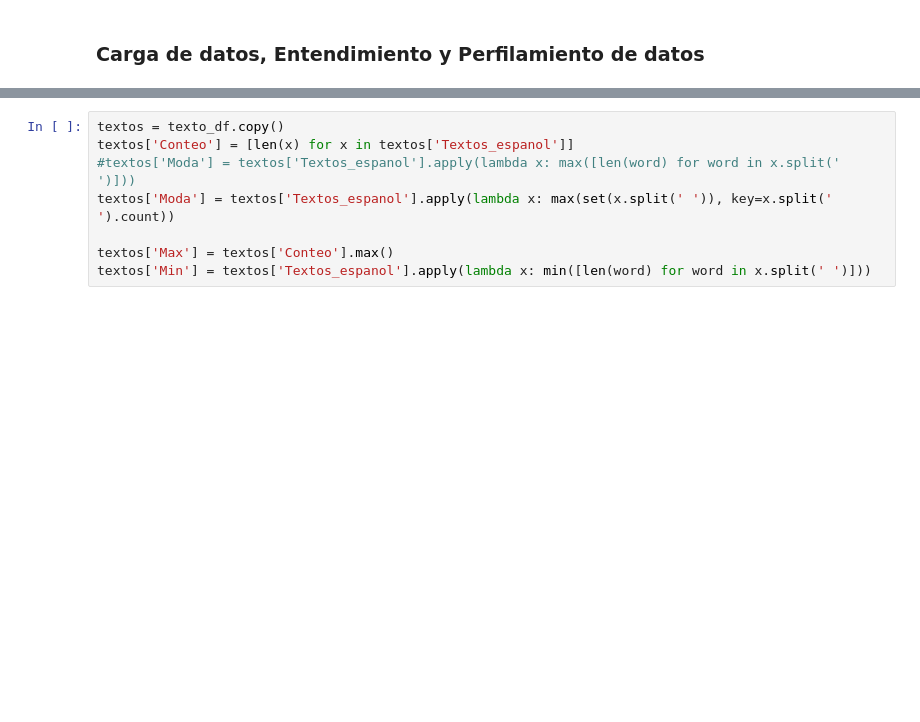
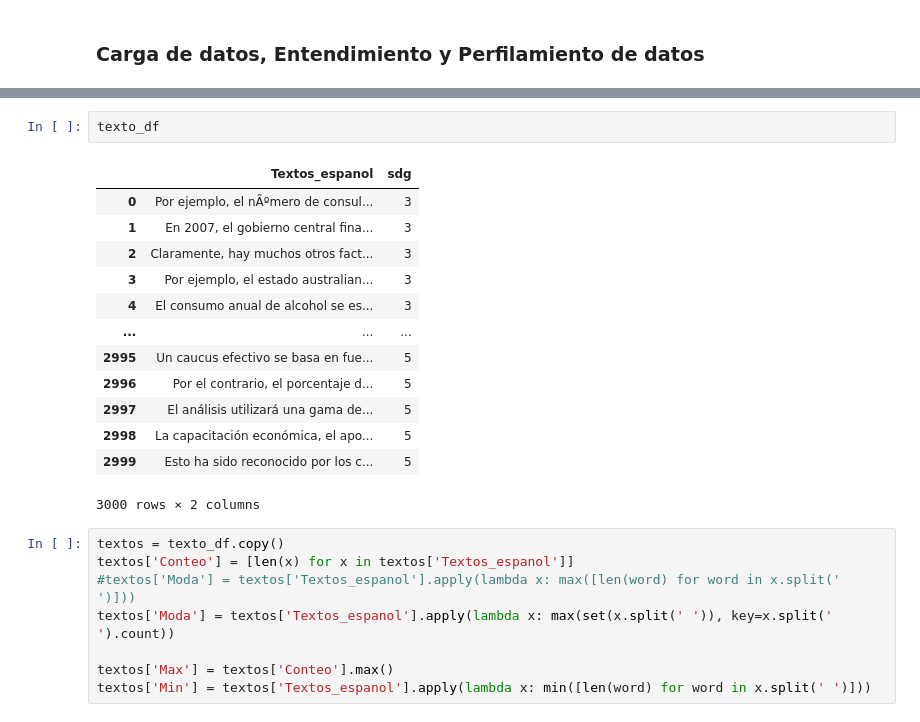
Before and after one commit to JuanCaGC/Proyecto1-BI202302, a Jupyter notebook: Proyecto1/Proyecto1.ipynb, the cells around one changed output, grey strips where cells are left out. Saved outputs shown, nothing was run; the diff lists cells and outputs as text; blank space fills up the shorter version.

```diff
--- a/Proyecto1/Proyecto1.ipynb
+++ b/Proyecto1/Proyecto1.ipynb
@@ -140,3 +148,19 @@ texto_df=df_datos
+# %%
+texto_df
+# %% [output]
+|  | Textos_espanol | sdg |
+| 0 | Por ejemplo, el nÃºmero de consul... | 3 |
+| 1 | En 2007, el gobierno central fina... | 3 |
+| 2 | Claramente, hay muchos otros fact... | 3 |
+| 3 | Por ejemplo, el estado australian... | 3 |
+| 4 | El consumo anual de alcohol se es... | 3 |
+| ... | ... | ... |
+| 2995 | Un caucus efectivo se basa en fue... | 5 |
+| 2996 | Por el contrario, el porcentaje d... | 5 |
+| 2997 | El análisis utilizará una gama de... | 5 |
+| 2998 | La capacitación económica, el apo... | 5 |
+| 2999 | Esto ha sido reconocido por los c... | 5 |
+3000 rows × 2 columns
 # %%
 textos = texto_df.copy()
 textos['Conteo'] = [len(x) for x in textos['Textos_espanol']]
```
Also changed, not shown: parts of 7 cells of this notebook.
